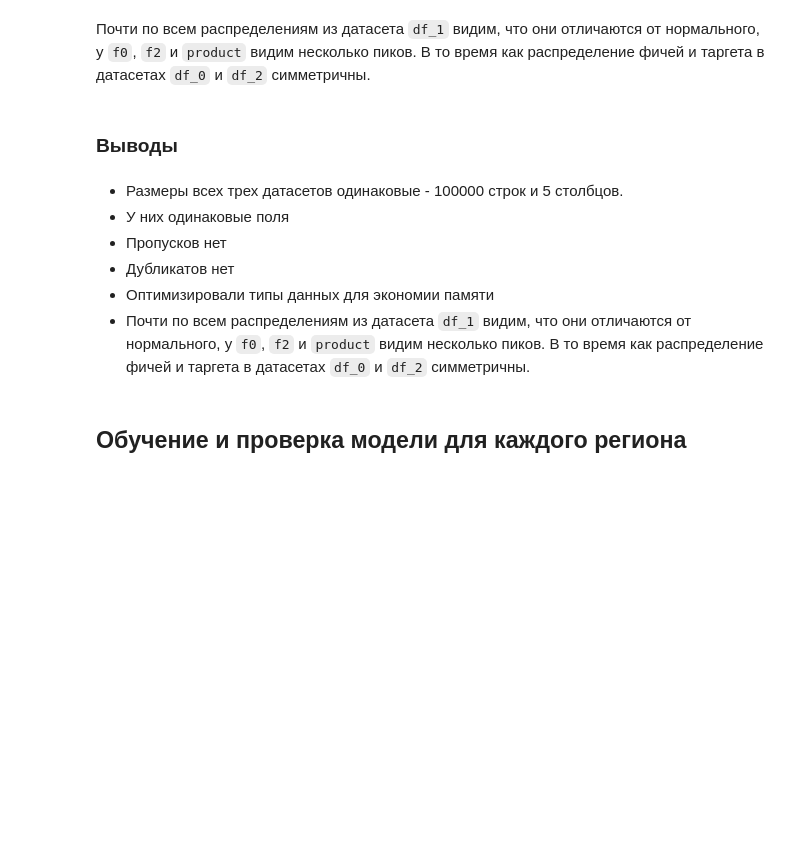
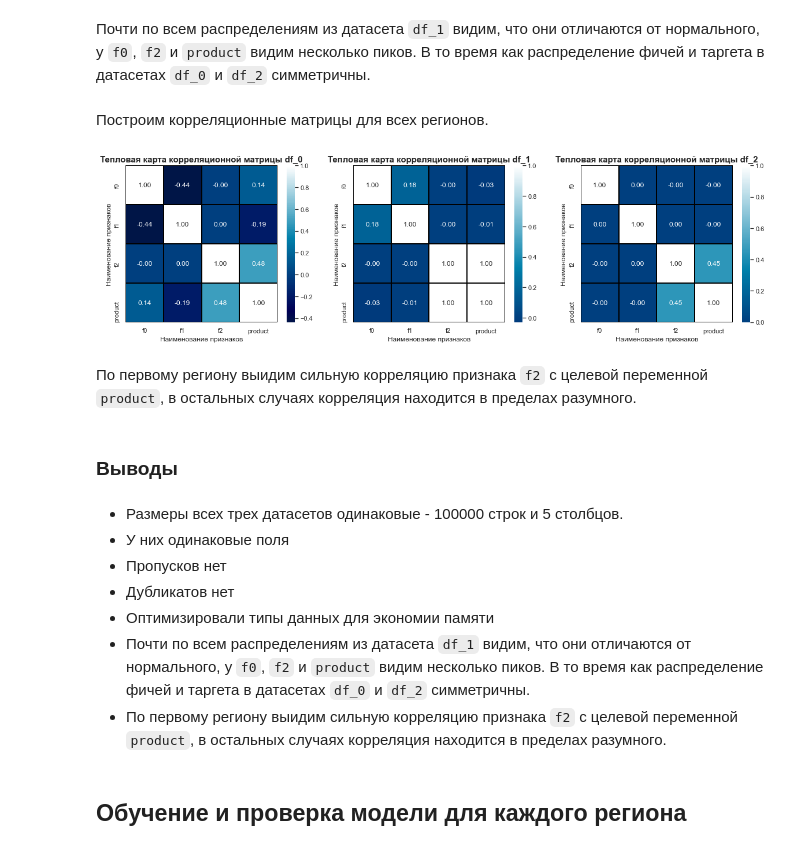
Before and after one commit to Ksyuwish/YandexPracticumDS, a Jupyter notebook: projects/7ds_ML_in_business.ipynb, the cells around one changed output. Saved outputs shown, nothing was run; the diff lists cells and outputs as text; code cells hidden in the pictures; blank space fills up the shorter version.

```diff
--- a/projects/7ds_ML_in_business.ipynb
+++ b/projects/7ds_ML_in_business.ipynb
@@ -204,2 +165,4 @@ plt.show()
 # %% [markdown]
 Почти по всем распределениям из датасета `df_1` видим, что они отличаются от нормального, у `f0`, `f2` и `product` видим несколько пиков. В то время как распределение фичей и таргета в датасетах `df_0` и `df_2`  симметричны.
+# %% [markdown]
+Построим корреляционные матрицы для всех регионов.
@@ -205,0 +173,27 @@ plt.show()
+# %%
+plt.subplots(figsize = (20, 5))
+
+plt.subplot(1, 3, 1)
+plt.title('Тепловая карта корреляционной матрицы df_0', size=15, fontweight="bold")
+sns.heatmap(corr_matrix_df_0, annot=True, fmt='.2f',
+                      linewidth=1, linecolor='black', vmax=1, center=0, cmap='ocean')
+plt.xlabel('Наименование признаков')
+plt.ylabel('Наименование признаков')
+
+plt.subplot(1, 3, 2)
+plt.title('Тепловая карта корреляционной матрицы df_1', size=15, fontweight="bold")
+sns.heatmap(corr_matrix_df_1, annot=True, fmt='.2f',
+                      linewidth=1, linecolor='black', vmax=1, center=0, cmap='ocean')
+plt.xlabel('Наименование признаков')
+plt.ylabel('Наименование признаков')
+
+plt.subplot(1, 3, 3)
+plt.title('Тепловая карта корреляционной матрицы df_2', size=15, fontweight="bold")
+sns.heatmap(corr_matrix_df_2, annot=True, fmt='.2f',
+                      linewidth=1, linecolor='black', vmax=1, center=0, cmap='ocean')
+plt.xlabel('Наименование признаков')
+plt.ylabel('Наименование признаков')
+
+plt.show()
+# %% [output]
+[figure, added]
@@ -206,3 +204,5 @@ plt.show()
+# %% [markdown]
+По первому региону выидим сильную корреляцию признака `f2` с целевой переменной `product`, в остальных случаях корреляция находится в пределах разумного.
 # %% [markdown]
 ### Выводы
 # %% [markdown]
@@ -212,6 +212,7 @@ plt.show()
 * Дубликатов нет
 * Оптимизировали типы данных для экономии памяти
 * Почти по всем распределениям из датасета `df_1` видим, что они отличаются от нормального, у `f0`, `f2` и `product` видим несколько пиков. В то время как распределение фичей и таргета в датасетах `df_0` и `df_2`  симметричны.
+* По первому региону выидим сильную корреляцию признака `f2` с целевой переменной `product`, в остальных случаях корреляция находится в пределах разумного.
 # %% [markdown]
 ## Обучение и проверка модели для каждого региона
 # %% [markdown]
```
Also changed, not shown: parts of 8 cells of this notebook.
